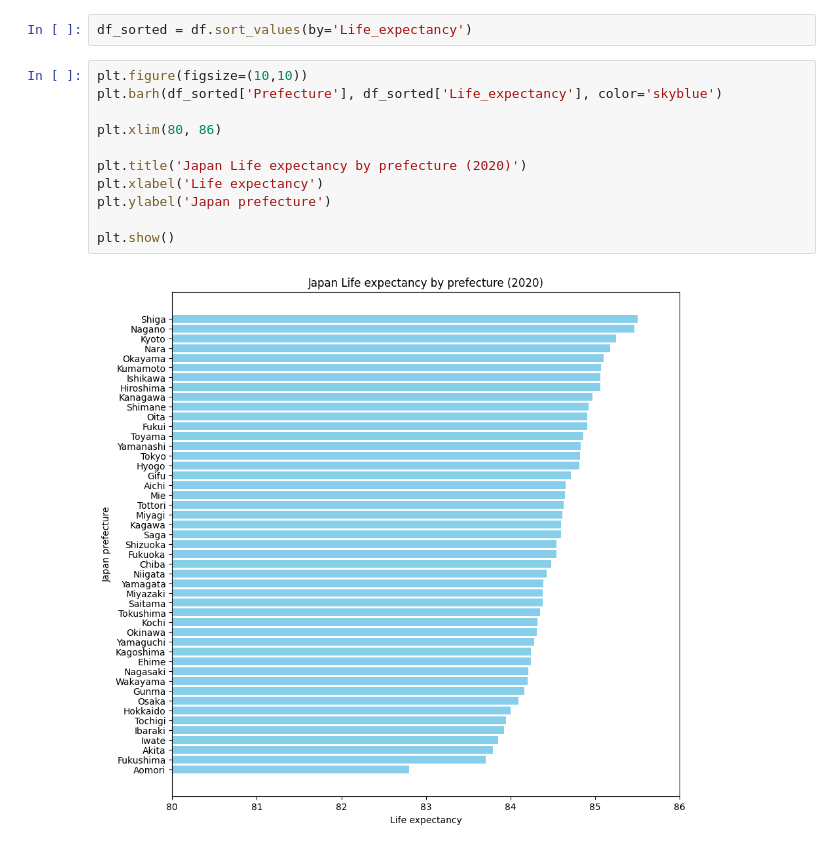
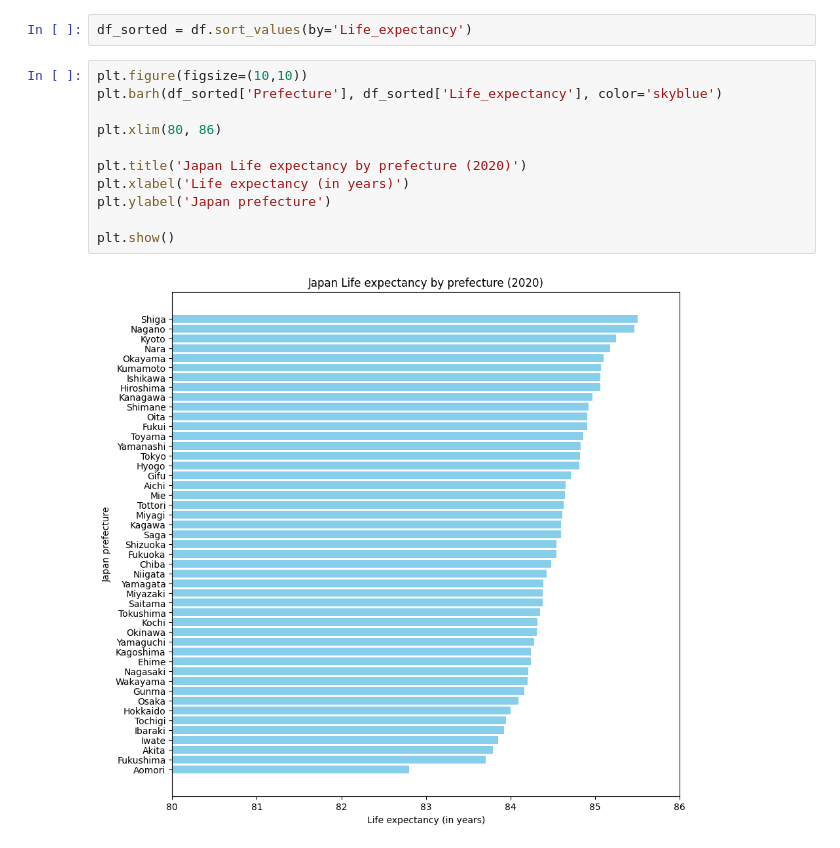
Before and after one commit to rafaseto/japan-life-expectancy, a Jupyter notebook: data_analysis.ipynb, the cells around one changed output. Cells and saved outputs as stored; diff of their text form.

Commit message:
add (in years) to the x label of the bar graph

```diff
--- a/data_analysis.ipynb
+++ b/data_analysis.ipynb
@@ -40,13 +40,13 @@ df_sorted = df.sort_values(by='Life_expectancy')
 # %%
 plt.figure(figsize=(10,10))
 plt.barh(df_sorted['Prefecture'], df_sorted['Life_expectancy'], color='skyblue')
 
 plt.xlim(80, 86)
 
 plt.title('Japan Life expectancy by prefecture (2020)')
-plt.xlabel('Life expectancy')
+plt.xlabel('Life expectancy (in years)')
 plt.ylabel('Japan prefecture')
 
 plt.show()
 # %% [output]
-[figure, old version]
+[figure, new version]
```
